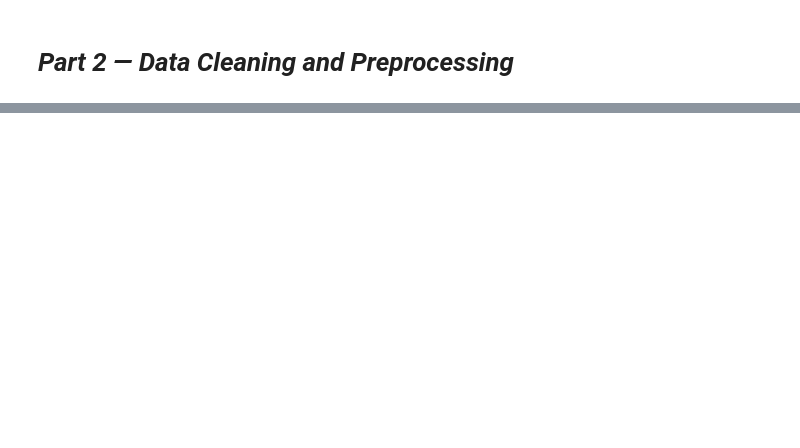
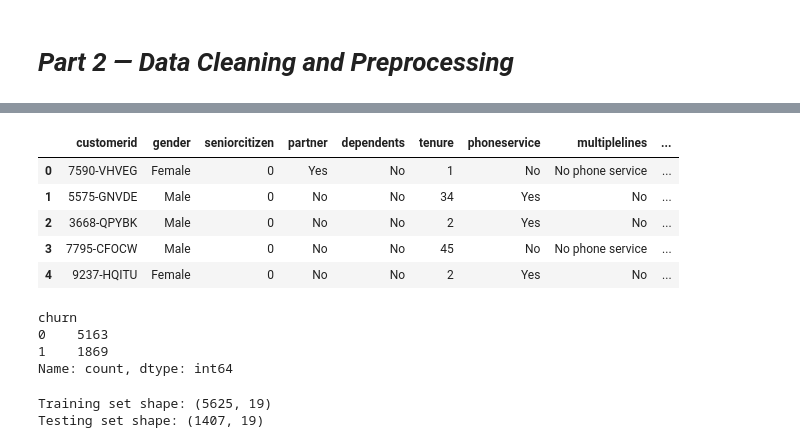
Before and after one commit to shahdelmasry12/AI-Machine-Learning, a Jupyter notebook: customer-churn-classification.ipynb, the cells around one changed output, grey strips where cells are left out. Cells and saved outputs as stored; diff of their text form; code cells hidden in the pictures; blank space fills up the shorter version.

```diff
--- a/customer-churn-classification.ipynb
+++ b/customer-churn-classification.ipynb
@@ -290,0 +332,6 @@ plt.show()
+# %%
+#To convert the data type of the Totalcharges column from object to Float
+df["totalcharges"]= pd.to_numeric(df.totalcharges,errors="coerce") #errors="coerce" -->makes any non-convertible value NaN
+# %%
+#To delete rows that contain null values from a Totalcharges column
+df.dropna(subset=["totalcharges"],inplace=True)
@@ -290,0 +354,24 @@ plt.show()
+# %%
+# Identify the Target
+# Separate features and target variable
+x = df.drop("churn", axis=1)
+y = df['churn'].map({
+    'No': 0,
+    'Yes': 1
+})
+
+x.head()
+# %% [output]
+|  | customerid | gender | seniorcitizen | partner | dependents | tenure | phoneservice | multiplelines | ... |
+| 0 | 7590-VHVEG | Female | 0 | Yes | No | 1 | No | No phone service | ... |
+| 1 | 5575-GNVDE | Male | 0 | No | No | 34 | Yes | No | ... |
+| 2 | 3668-QPYBK | Male | 0 | No | No | 2 | Yes | No | ... |
+| 3 | 7795-CFOCW | Male | 0 | No | No | 45 | No | No phone service | ... |
+| 4 | 9237-HQITU | Female | 0 | No | No | 2 | Yes | No | ... |
+# %%
+print(y.value_counts())
+# %% [output]
+churn
+0    5163
+1    1869
+Name: count, dtype: int64
@@ -290,0 +383,13 @@ plt.show()
+# %%
+
+#x_train,x_test, y_train, y_test = train_test_split(x, y, test_size=0.2, random_state=42,stratify=y)
+x_train, x_test, y_train, y_test = train_test_split(x, y, test_size=0.2, random_state=42,stratify=y)
+
+print("Training set shape:", x_train.shape)
+print("Testing set shape:", x_test.shape)
+# test_size=0.2-->20% from all data to test data
+# random_state=42--->To get the same split every time the code runs
+# stratify=y--->This makes the Target distribution in Training and Testing close to its distribution in the original data.
+# %% [output]
+Training set shape: (5625, 19)
+Testing set shape: (1407, 19)
```
Also changed, not shown: parts of 43 cells of this notebook.
